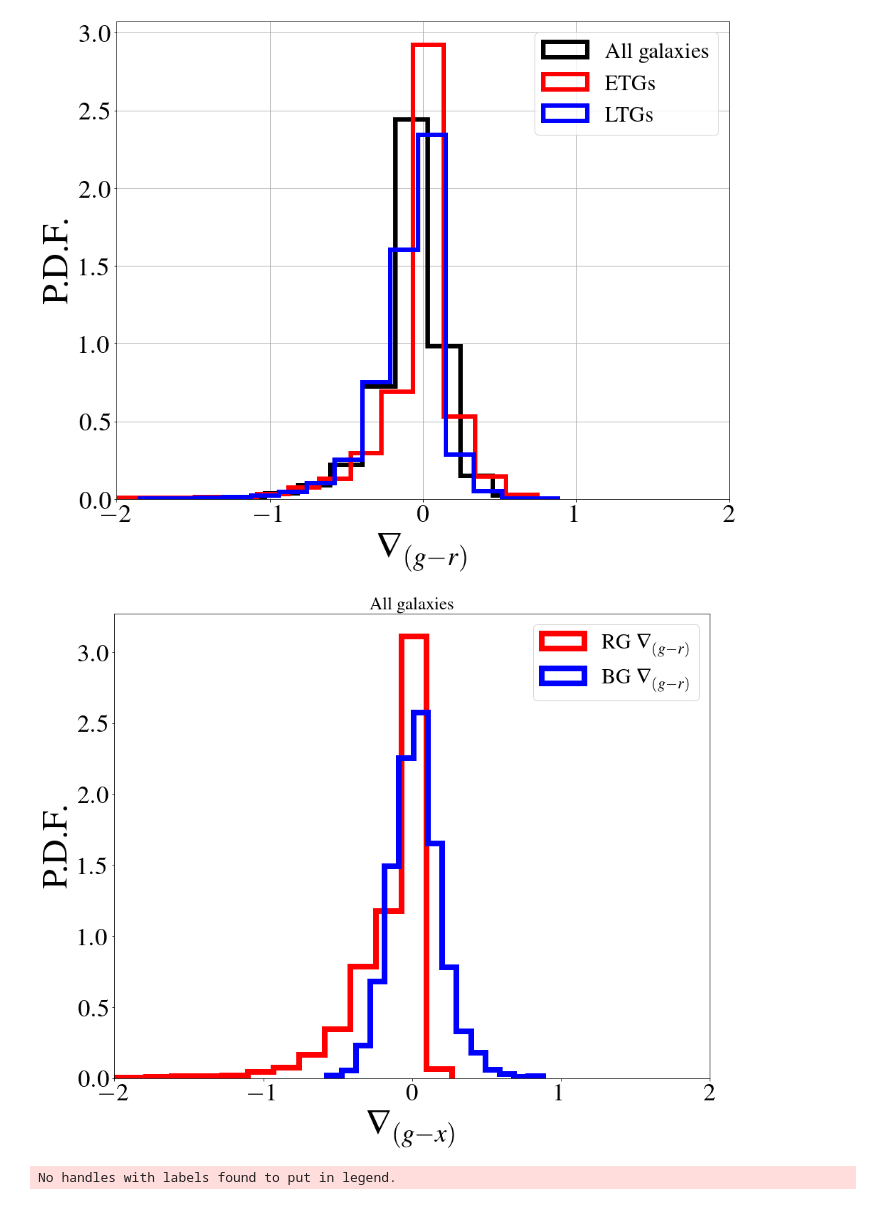
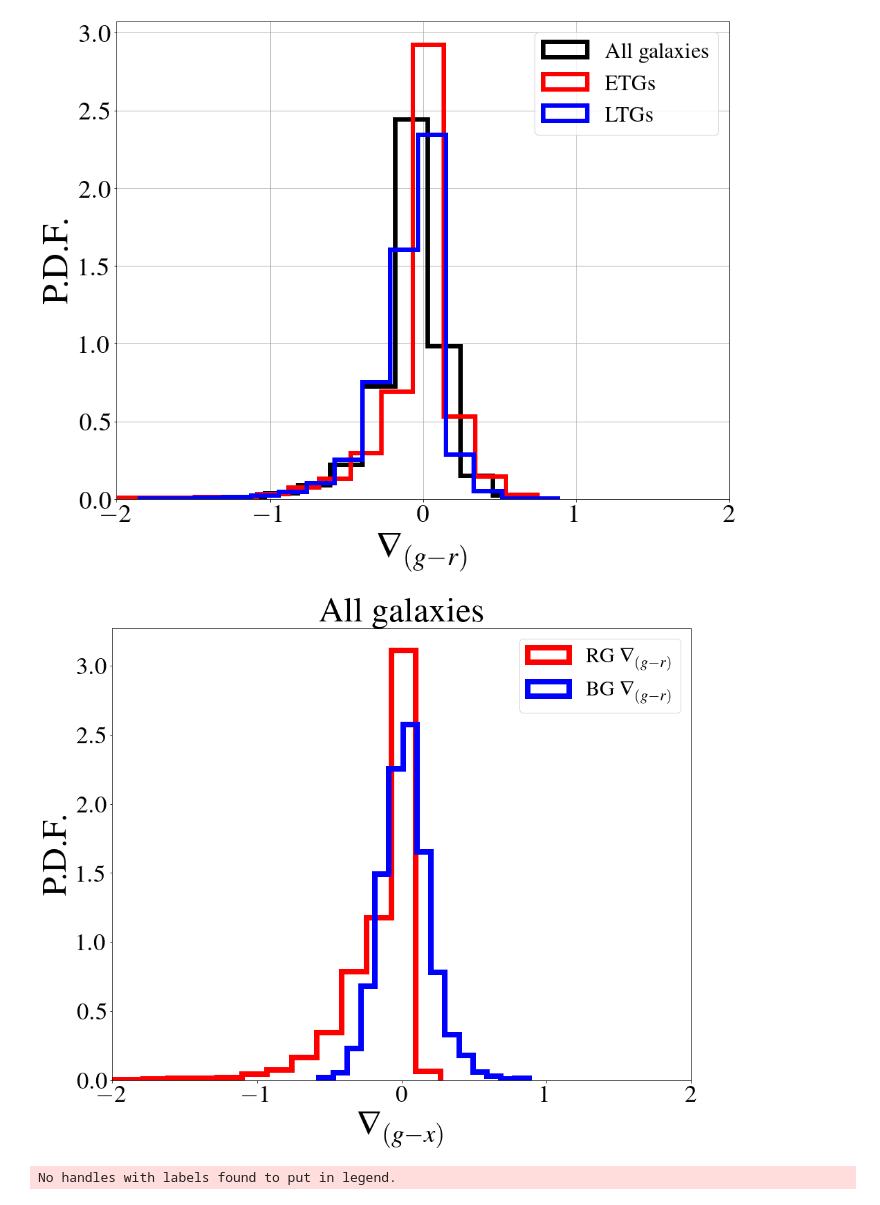
Before and after one commit to Ximena89/UNAM, a Jupyter notebook: mass_frac/sim.ipynb, the cells around one changed output. Drawn from its saved outputs; the diff is of its cells as text; code cells hidden in the pictures.

```diff
--- a/mass_frac/sim.ipynb
+++ b/mass_frac/sim.ipynb
@@ -1032,28 +1032,28 @@ plt.show()
 # %%
 fig, ax= plt.subplots(figsize=(15,12))
 # the histogram of the data
 plt.hist(grad_gr_red, 15, density=True, histtype='step', color='red', lw=8, label= r'RG $\nabla_{(g-r)}$')
 plt.hist(grad_gr_blue, 15, density=True, histtype='step', color='blue', lw=8, label=r'BG $\nabla_{(g-r)}$')
 
 
 
 plt.xlabel(r'$ \nabla_{(g-x)}$ ', fontsize=50)
 plt.ylabel(r'P.D.F.', fontsize=50)
-plt.title(r'All galaxies')
+plt.title(r'All galaxies', fontsize=50)
 # plt.text(60, .025, r'$\mu=100,\ \sigma=15$')
 plt.xlim(-2, 2)
 plt.legend(fontsize=30)
 # plt.ylim(0, 0.03)
 label_size = 35
 matplotlib.rcParams['axes.titlesize'] = 50
 matplotlib.rcParams['xtick.labelsize'] = label_size
 matplotlib.rcParams['ytick.labelsize'] = label_size
 
 plt.savefig('/Users/ximena/Desktop/UNAM/UNAM/mass_frac/sim/hist_gr_color_sim.png',format='png',dpi=200, bbox_inches = 'tight')
 
 plt.show()
 # %% [output]
-[figure, old version]
+[figure, new version]
 # %%
 
 fig, ax= plt.subplots(figsize=(15,12))
```
Also changed, not shown: parts of 5 cells of this notebook.
